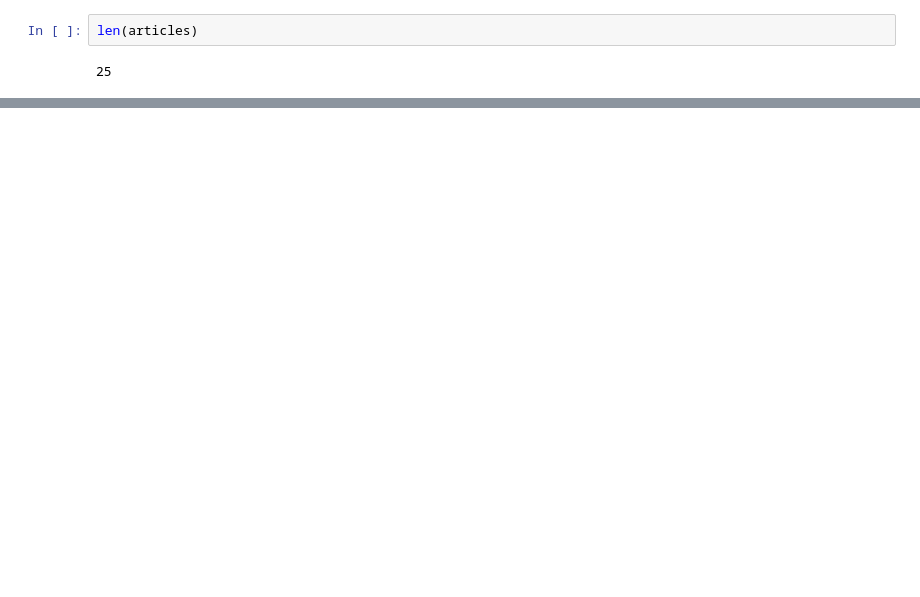
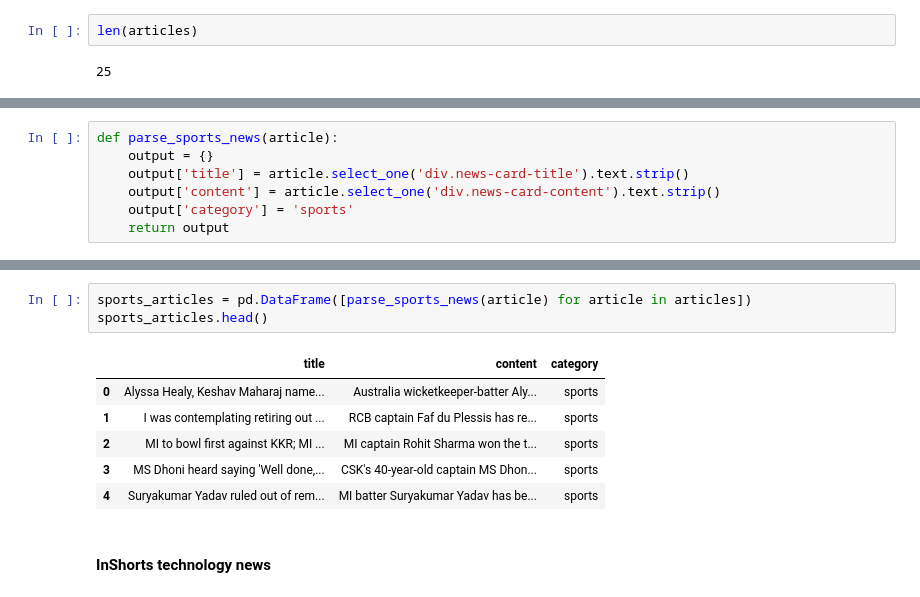
Before and after one commit to NSharick/natural-language-processing-exercises, a Jupyter notebook: acquire.ipynb, the cells around one changed output, grey strips where cells are left out. Cells and saved outputs as stored; diff of their text form; blank space fills up the shorter version.

```diff
--- a/acquire.ipynb
+++ b/acquire.ipynb
@@ -453,0 +486,7 @@ pd.DataFrame([parse_business_news(article) for article in articles])
+# %%
+def parse_sports_news(article):
+    output = {}
+    output['title'] = article.select_one('div.news-card-title').text.strip()
+    output['content'] = article.select_one('div.news-card-content').text.strip()
+    output['category'] = 'sports'
+    return output
@@ -453,0 +499,12 @@ pd.DataFrame([parse_business_news(article) for article in articles])
+# %%
+sports_articles = pd.DataFrame([parse_sports_news(article) for article in articles])
+sports_articles.head()
+# %% [output]
+|  | title | content | category |
+| 0 | Alyssa Healy, Keshav Maharaj name... | Australia wicketkeeper-batter Aly... | sports |
+| 1 | I was contemplating retiring out ... | RCB captain Faf du Plessis has re... | sports |
+| 2 | MI to bowl first against KKR; MI ... | MI captain Rohit Sharma won the t... | sports |
+| 3 | MS Dhoni heard saying 'Well done,... | CSK's 40-year-old captain MS Dhon... | sports |
+| 4 | Suryakumar Yadav ruled out of rem... | MI batter Suryakumar Yadav has be... | sports |
+# %% [markdown]
+#### InShorts technology news
```
Also changed, not shown: parts of 30 cells of this notebook.
